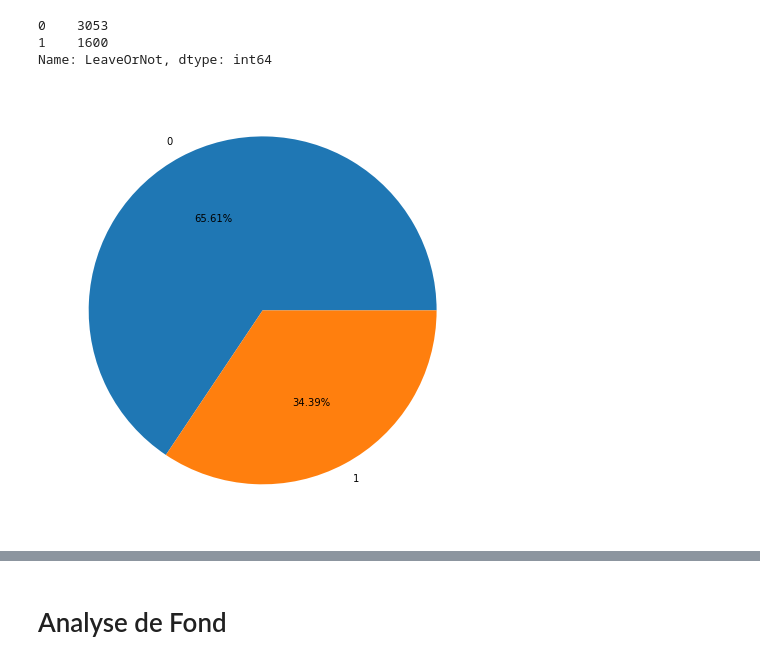
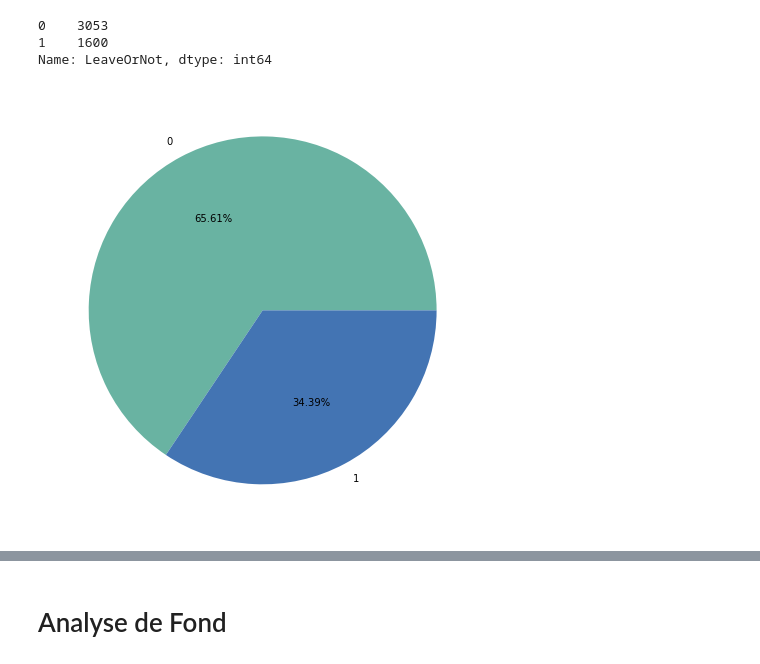
Before and after one commit to BouchetaYoucef/Projet_Employees, a Jupyter notebook: Projet_Employees_EDA.ipynb, the cells around one changed output, grey strips where cells are left out. Saved outputs shown, nothing was run; the diff lists cells and outputs as text; code cells hidden in the pictures.

```diff
--- a/Projet_Employees_EDA.ipynb
+++ b/Projet_Employees_EDA.ipynb
@@ -193,6 +222,9 @@ df["Age"].value_counts()
 Name: Age, dtype: int64
 # %%
 # countplot
-# plt.figure(figsize=(10,8))
-# sns.countplot(df['Age'], label='Count')
-# plt.show()
+colors = ["#69b3a2", "#4374B3"]
+sns.set_palette(sns.color_palette(colors))
+
+plt.figure(figsize=(10,8))
+sns.countplot(df['Age'], label='Count')
+plt.show()
@@ -205,6 +240,9 @@ Female    1875
 Name: Gender, dtype: int64
 # %%
 # # countplot
-# plt.figure(figsize=(10,8))
-# sns.countplot(df['Gender'], label='Count')
-# plt.show()
+colors = ["#69b3a2", "#4374B3"]
+sns.set_palette(sns.color_palette(colors))
+
+plt.figure(figsize=(10,8))
+sns.countplot(df['Gender'], label='Count')
+plt.show()
@@ -217,6 +258,9 @@ Yes     478
 Name: EverBenched, dtype: int64
 # %%
 # countplot
-# plt.figure(figsize=(10,8))
-# sns.countplot(df['EverBenched'], label='Count')
-# plt.show()
+colors = ["#69b3a2", "#4374B3"]
+sns.set_palette(sns.color_palette(colors))
+
+plt.figure(figsize=(10,8))
+sns.countplot(df['EverBenched'], label='Count')
+plt.show()
@@ -235,6 +282,9 @@ df["ExperienceInCurrentDomain"].value_counts()
 Name: ExperienceInCurrentDomain, dtype: int64
 # %%
 # countplot
-# plt.figure(figsize=(10,8))
-# sns.countplot(df['ExperienceInCurrentDomain'], label='Count')
-# plt.show()
+colors = ["#69b3a2", "#4374B3"]
+sns.set_palette(sns.color_palette(colors))
+
+plt.figure(figsize=(10,8))
+sns.countplot(df['ExperienceInCurrentDomain'], label='Count')
+plt.show()
@@ -248,11 +300,14 @@ df['LeaveOrNot'].value_counts()
 1    1600
 Name: LeaveOrNot, dtype: int64
 # %%
+colors = ["#69b3a2", "#4374B3"]
+sns.set_palette(sns.color_palette(colors))
+
 df_value = df['LeaveOrNot'].value_counts()
 plt.figure(figsize=(8,8))
 plt.pie(df_value,autopct='%1.2f%%',labels=df_value.index)
 plt.show()
 # %% [output]
-[figure, old version]
+[figure, new version]
 # %%
 # countplot
```
Also changed, not shown: parts of 48 cells of this notebook, 5 other files.
